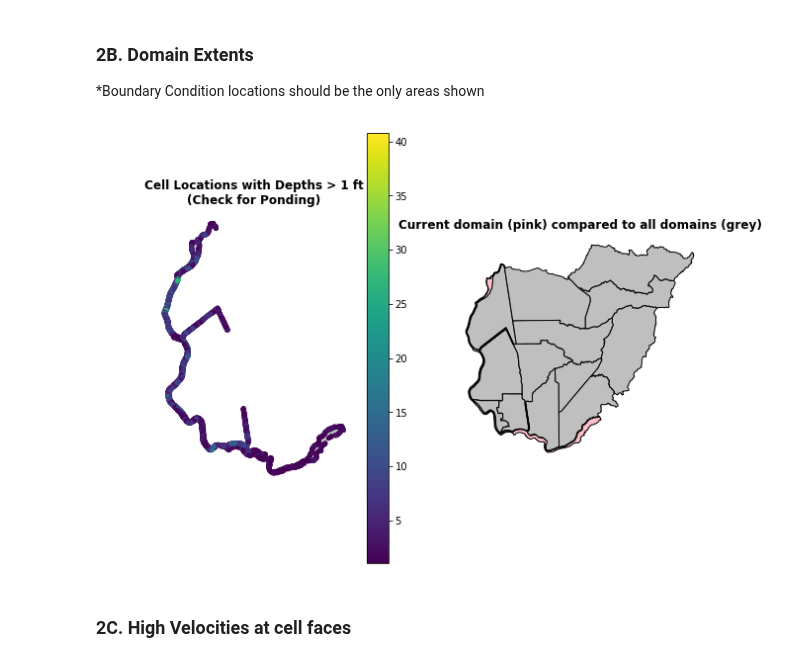
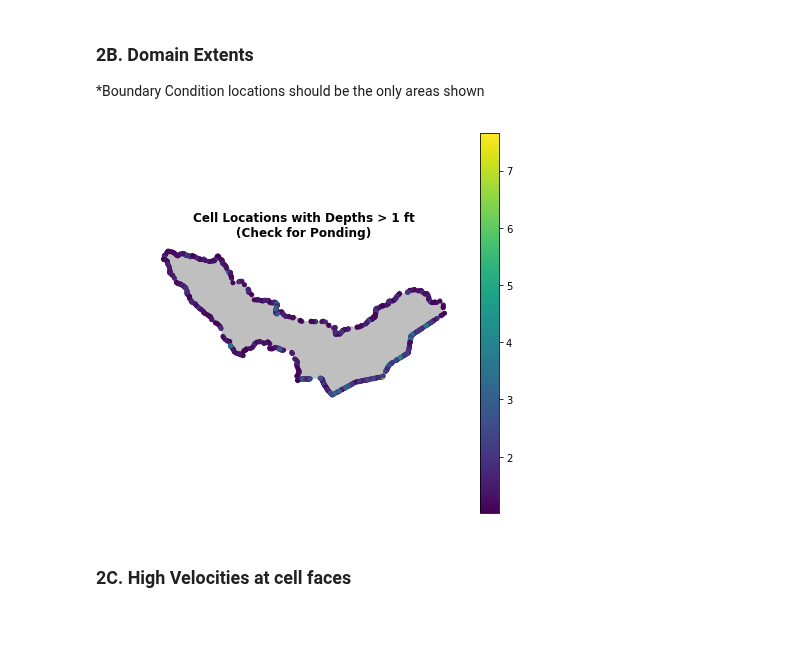
Before and after one commit to Dewberry/hecrasio, a Jupyter notebook: notebooks/QAQC-FluvialTest-Sacramento-HotFix.ipynb, the cells around one changed output. Saved outputs shown, nothing was run; the diff lists cells and outputs as text; code cells hidden in the pictures; blank space fills up the shorter version.

```diff
--- a/notebooks/QAQC-FluvialTest-Sacramento-HotFix.ipynb
+++ b/notebooks/QAQC-FluvialTest-Sacramento-HotFix.ipynb
@@ -38,8 +38,8 @@ from hecrasio.qaqc import *
 *from AWS*
 # %%
 # model_s3path = "s3://azavea/jwx_test/data/zip/Sacramento_P01_H06_E0001_out.zip"
-model_s3path
-model = ResultsZip(model_s3path, require_prj=False)
+model_s3path = "s3://azavea/jwx_test/data/zip/P03_P04_100yr.zip"
+model = ResultsZip(model_s3path, require_prj=False, pfra=False)
 # %%
 hdfResults_paths = [f for f in model.contents if '.hdf' in f]
 assert len([f for f in model.contents if '.hdf' in f]) == 1, "Check files...too many hdf's found"
@@ -183,9 +141,9 @@ rasPlan.domain_polys
 ###  2B. Domain Extents
 *Boundary Condition locations should be the only areas shown
 # %%
-plot_extreme_edges(results.Extreme_Edges, results.Perimeter, rasPlan.domain_polys)
+plot_extreme_edges(results.Extreme_Edges, results.Perimeter)
 # %% [output]
-[figure, old version]
+[figure, new version]
 # %% [markdown]
 ###  2C. High Velocities at cell faces
 # %%
```
Also changed, not shown: parts of 10 cells of this notebook, 1 other file.
